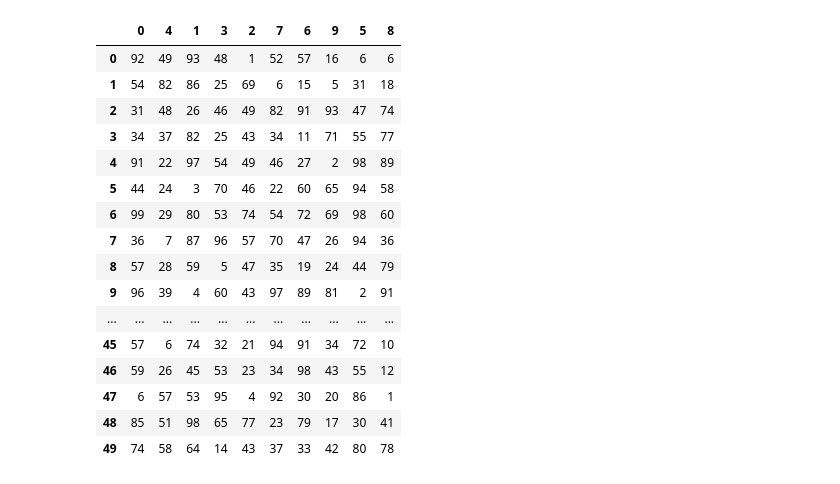
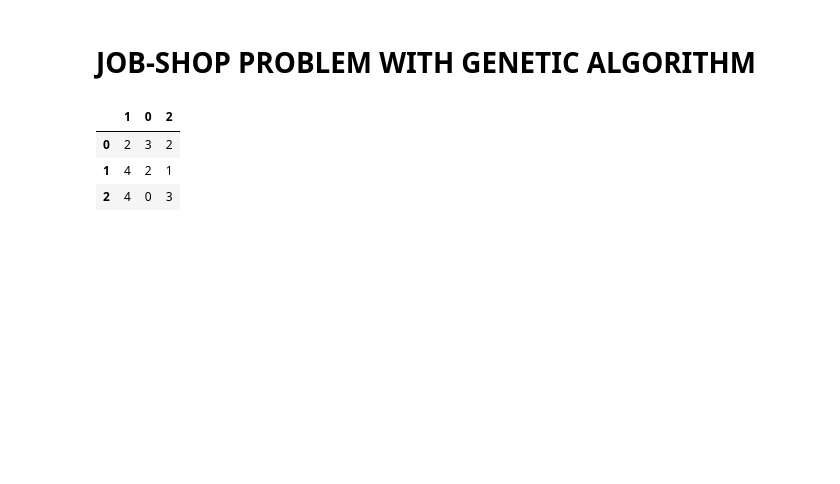
Before and after one commit to Marina-LA/Job-Shop-Scheduling-Genetic-Algorithm, a Jupyter notebook: jssp-ga.ipynb, the cells around one changed output. Drawn from its saved outputs; the diff is of its cells as text; code cells hidden in the pictures; blank space fills up the shorter version.

```diff
--- a/jssp-ga.ipynb
+++ b/jssp-ga.ipynb
@@ -1,3 +1,5 @@
+# %% [markdown]
+# JOB-SHOP PROBLEM WITH GENETIC ALGORITHM
 # %%
 import pandas as pd
 import random
@@ -22,23 +24,10 @@ def read_data(file):
     result_df = pd.DataFrame(matrix).fillna(0).astype(int)
     return result_df
 # %%
-data = read_data("JSSP-problems/swv12.xlsx")
+data = read_data("JSSP-problems/basic-problem.xlsx")
 data
 # %% [output]
-|  | 0 | 4 | 1 | 3 | 2 | 7 | 6 | 9 | 5 | 8 |
-| 0 | 92 | 49 | 93 | 48 | 1 | 52 | 57 | 16 | 6 | 6 |
-| 1 | 54 | 82 | 86 | 25 | 69 | 6 | 15 | 5 | 31 | 18 |
-| 2 | 31 | 48 | 26 | 46 | 49 | 82 | 91 | 93 | 47 | 74 |
-| 3 | 34 | 37 | 82 | 25 | 43 | 34 | 11 | 71 | 55 | 77 |
-| 4 | 91 | 22 | 97 | 54 | 49 | 46 | 27 | 2 | 98 | 89 |
-| 5 | 44 | 24 | 3 | 70 | 46 | 22 | 60 | 65 | 94 | 58 |
-| 6 | 99 | 29 | 80 | 53 | 74 | 54 | 72 | 69 | 98 | 60 |
-| 7 | 36 | 7 | 87 | 96 | 57 | 70 | 47 | 26 | 94 | 36 |
-| 8 | 57 | 28 | 59 | 5 | 47 | 35 | 19 | 24 | 44 | 79 |
-| 9 | 96 | 39 | 4 | 60 | 43 | 97 | 89 | 81 | 2 | 91 |
-| ... | ... | ... | ... | ... | ... | ... | ... | ... | ... | ... |
-| 45 | 57 | 6 | 74 | 32 | 21 | 94 | 91 | 34 | 72 | 10 |
-| 46 | 59 | 26 | 45 | 53 | 23 | 34 | 98 | 43 | 55 | 12 |
-| 47 | 6 | 57 | 53 | 95 | 4 | 92 | 30 | 20 | 86 | 1 |
-| 48 | 85 | 51 | 98 | 65 | 77 | 23 | 79 | 17 | 30 | 41 |
-| 49 | 74 | 58 | 64 | 14 | 43 | 37 | 33 | 42 | 80 | 78 |
+|  | 1 | 0 | 2 |
+| 0 | 2 | 3 | 2 |
+| 1 | 4 | 2 | 1 |
+| 2 | 4 | 0 | 3 |
```
Also changed, not shown: parts of 12 cells of this notebook, 2 other files.
